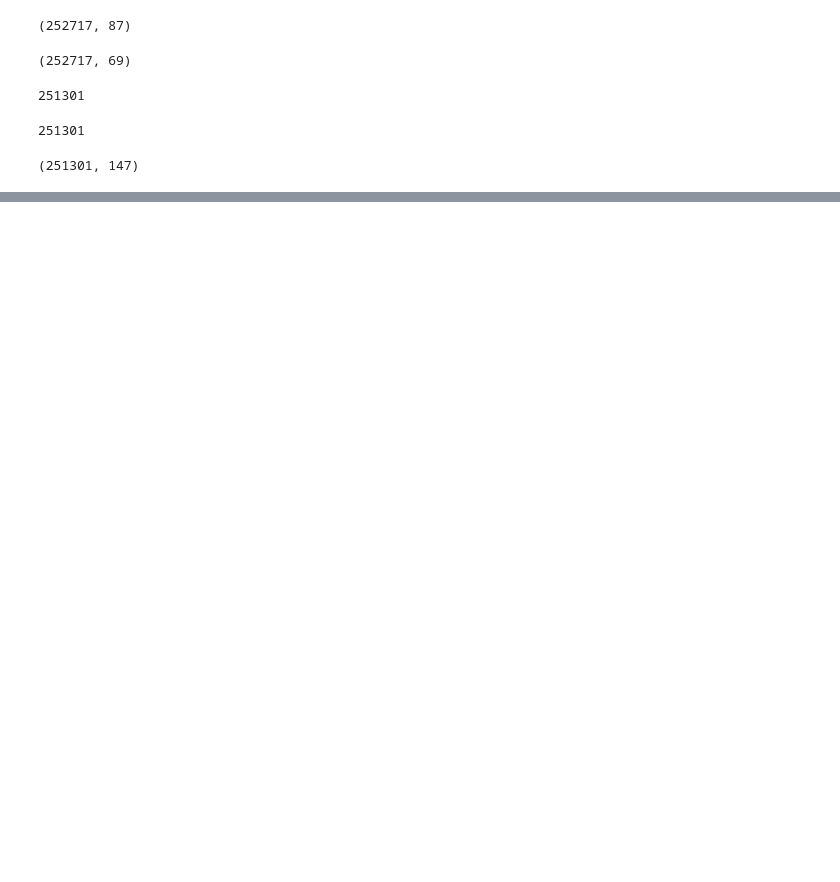
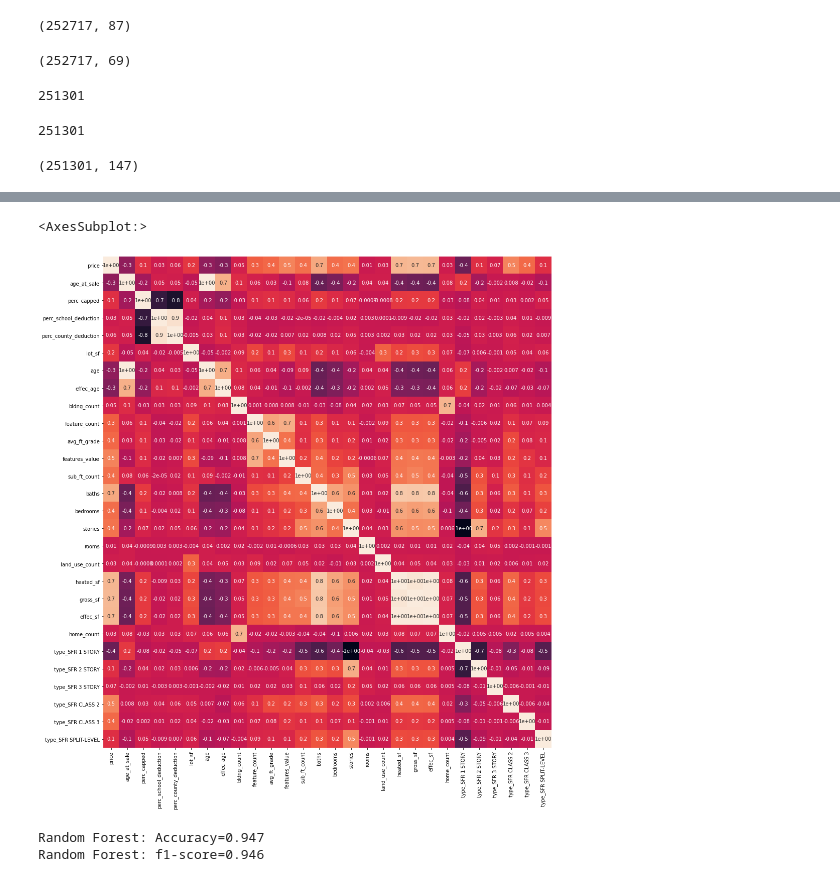
Before and after one commit to WillRobinson152/JacksonvilleHousingAnalysis, a Jupyter notebook: 5.ModelData.ipynb, the cells around one changed output, grey strips where cells are left out. Cells and saved outputs as stored; diff of their text form; code cells hidden in the pictures; blank space fills up the shorter version.

Commit message:
Implemented Random Forest model

```diff
--- a/5.ModelData.ipynb
+++ b/5.ModelData.ipynb
@@ -156,0 +170,9 @@ print(cv_results)
+# %%
+features = df2.columns.to_list()
+for f in ['just_value','building_value','land_value']:
+    features.remove(f)
+fig, ax = plt.subplots(figsize=(16,18))
+sns.heatmap(df2[features].corr(),annot=True,cbar=False,fmt='0.00')
+# %% [output]
+<AxesSubplot:>
+[figure, added]
@@ -156,0 +213,18 @@ print(cv_results)
+# %%
+from sklearn.ensemble import RandomForestClassifier
+clf = RandomForestClassifier(n_estimators=300, random_state = 1,n_jobs=-1, max_depth=15)
+model_res = clf.fit(X_train_scaled, y_train)
+y_pred = model_res.predict(X_test_scaled)
+y_pred_prob = model_res.predict_proba(X_test_scaled)
+lr_probs = y_pred_prob[:,1]
+ac = accuracy_score(y_test, y_pred)
+
+f1 = f1_score(y_test, y_pred, average='weighted')
+cm = confusion_matrix(y_test, y_pred)
+
+print('Random Forest: Accuracy=%.3f' % (ac))
+
+print('Random Forest: f1-score=%.3f' % (f1))
+# %% [output]
+Random Forest: Accuracy=0.947
+Random Forest: f1-score=0.946
```
Also changed, not shown: parts of 14 cells of this notebook.
